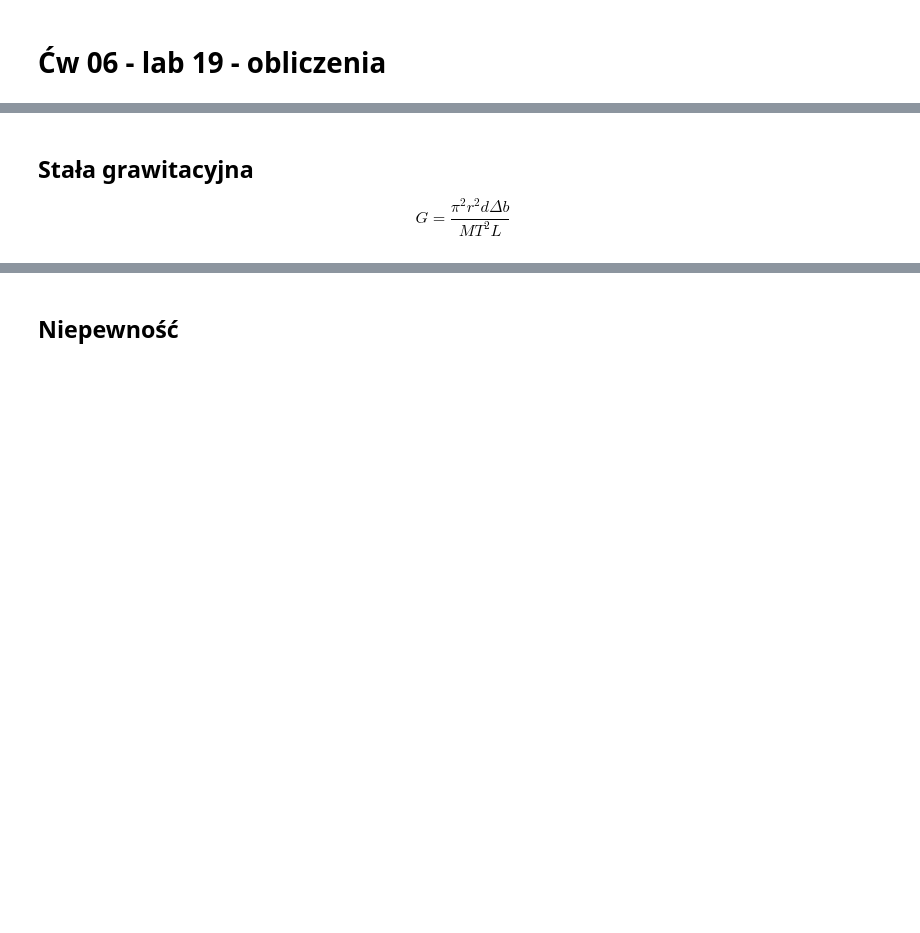
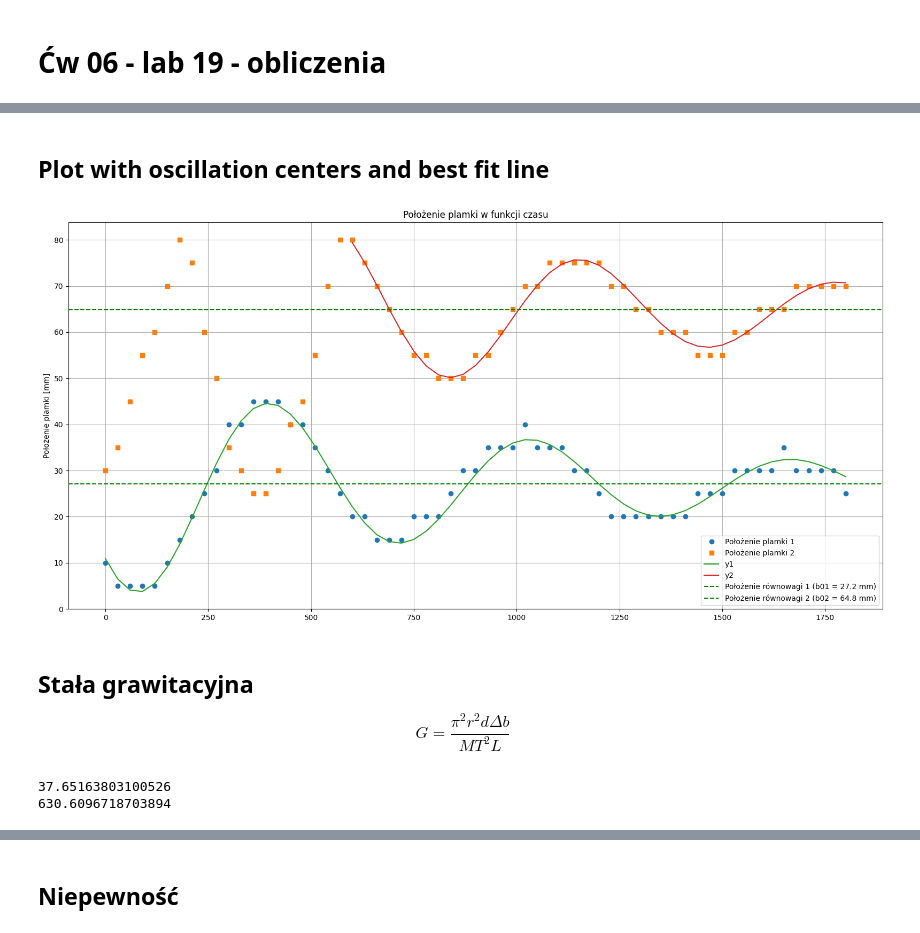
Before and after one commit to piotrdurniat/physics-lab-1, a Jupyter notebook: 06-lab-19/06-lab-19-obliczenia.ipynb, the cells around one changed output, grey strips where cells are left out. Cells and saved outputs as stored; diff of their text form; code cells hidden in the pictures; blank space fills up the shorter version.

```diff
--- a/06-lab-19/06-lab-19-obliczenia.ipynb
+++ b/06-lab-19/06-lab-19-obliczenia.ipynb
@@ -223,7 +97,82 @@ plt.show()
+# %% [markdown]
+## Plot with oscillation centers and best fit line
+# %%
+time = np.arange(0, 1830, 30)
+
+
+def damped_oscillation(y_0, lam, A, T, time, phi):
+    omega = 2 * np.pi / T
+
+    return y_0 + A * np.exp(-lam * time) * np.cos(omega * time + phi)
+    # return y_0 + A * np.sin(omega * time + phi)
+
+
+b01 = 27.166988372802734
+T1 = 634.4935551896855
+y1 = damped_oscillation(
+    y_0=b01,
+    lam=0.0009433386755771324,
+    A=25.436559677124023,
+    T=T1,
+    time=time,
+    phi=-4.018937110900879,
+)
+
+b02 = 64.818626403808
+T2 = 626.7257885510934
+y2 = damped_oscillation(
+    y_0=b02,
+    lam=0.000947718053567605,
+    A=18.489604949951172,
+    T=T2,
+    time=time[:41],
+    phi=0.6585540771484375,
+)
+time2 = time[20:]
+
+
+plt.figure(figsize=(16, 8))
+plt.plot(df["Czas [s]"], df["Położenie plamki 1"], "o", label="Położenie plamki 1")
+plt.plot(df["Czas [s]"], df["Położenie plamki 2"], "s", label="Położenie plamki 2")
+
+plt.plot(time, y1, label="y1")
+plt.plot(time2, y2, label="y2")
+
+plt.axhline(
+    y=b01,
+    color="g",
+    linestyle="--",
+    label=f"Położenie równowagi 1 (b01 = {b01:.1f} mm)",
+)
+plt.axhline(
+    y=b02,
+    color="g",
+    linestyle="--",
+    label=f"Położenie równowagi 2 (b02 = {b02:.1f} mm)",
+)
+
+plt.ylabel("Położenie plamki [mm]")
+plt.title("Położenie plamki w funkcji czasu")
+plt.grid(True)
+plt.legend()
+plt.tight_layout()
+
+plt.show()
+# %% [output]
+[figure, added]
 # %% [markdown]
 ## Stała grawitacyjna
 
 $$
 G = \frac{\pi^2 r^2 d \Delta b}{MT^2L}
 $$
+# %%
+Delta_b = b02 - b01
+print(Delta_b)
+
+T = (T1 + T2) / 2
+print(T)
+# %% [output]
+37.65163803100526
+630.6096718703894
 # %%
```
Also changed, not shown: parts of 12 cells of this notebook, 10 other files.
